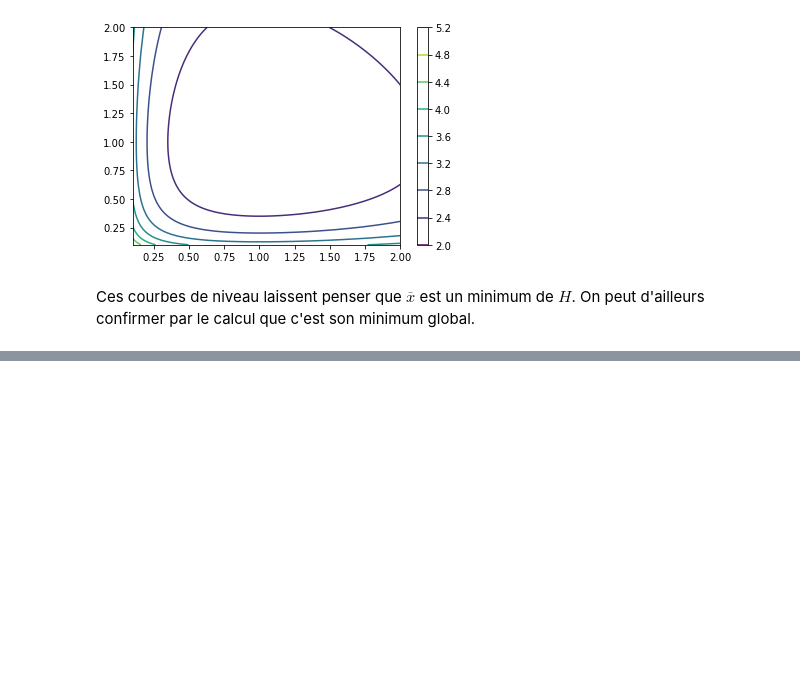
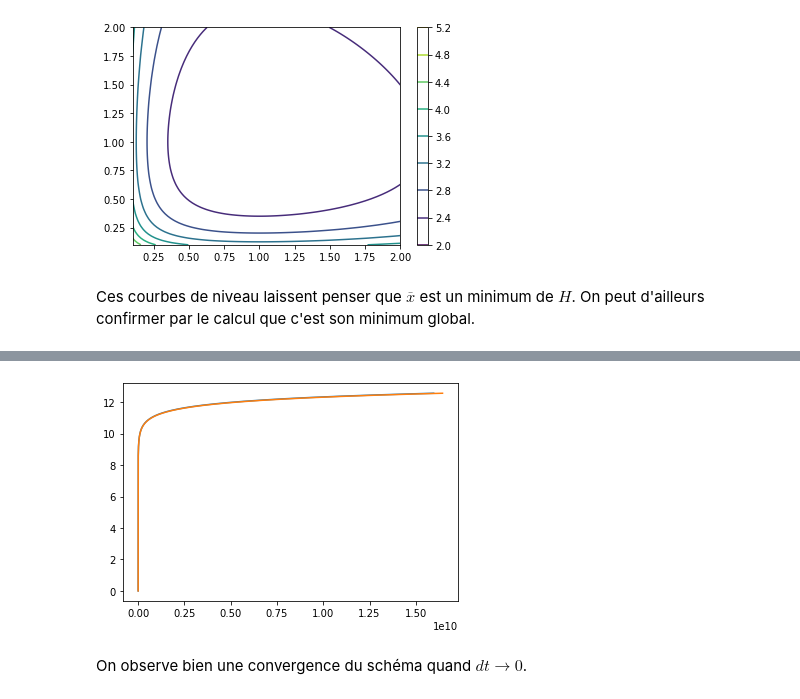
Before and after one commit to MaximeSTUDTER/equadiff, a Jupyter notebook: projet-equadiff.ipynb, the cells around one changed output, grey strips where cells are left out. Drawn from its saved outputs; the diff is of its cells as text; code cells hidden in the pictures; blank space fills up the shorter version.

```diff
--- a/projet-equadiff.ipynb
+++ b/projet-equadiff.ipynb
@@ -97,0 +138,12 @@ Ces courbes de niveau laissent penser que $\overline{x}$ est un minimum de $H$.
+# %%
+T_e, X_e = solve_euler_explicit(f, 0, 4*pi/10000, 0, 4*pi)
+T_r = np.linspace(0, 4*pi, 10000)
+X_r = np.vectorize(sol)(T_r)
+
+plt.plot(X_e, T_e)
+plt.plot(X_r, T_r)
+plt.show()
+# %% [output]
+[figure, added]
+# %% [markdown]
+On observe bien une convergence du schéma quand $dt \rightarrow 0$.
```
Also changed, not shown: parts of 8 cells of this notebook.
